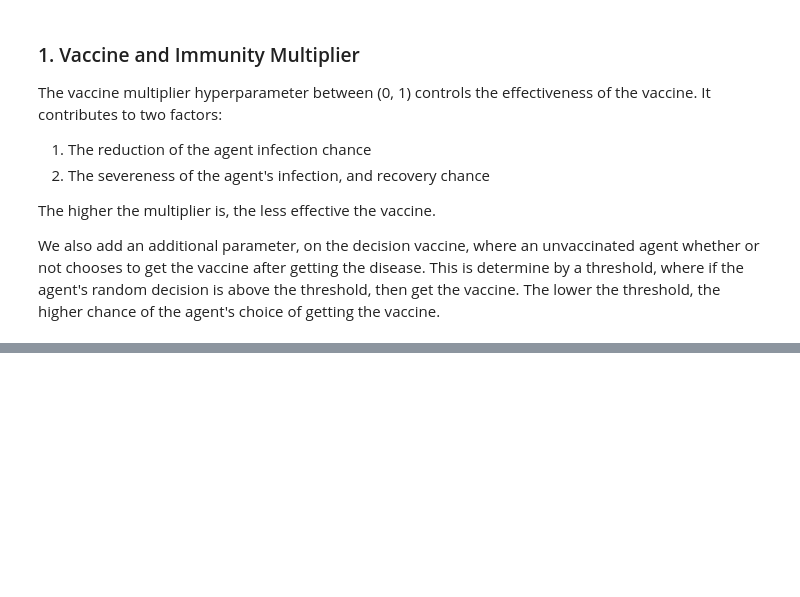
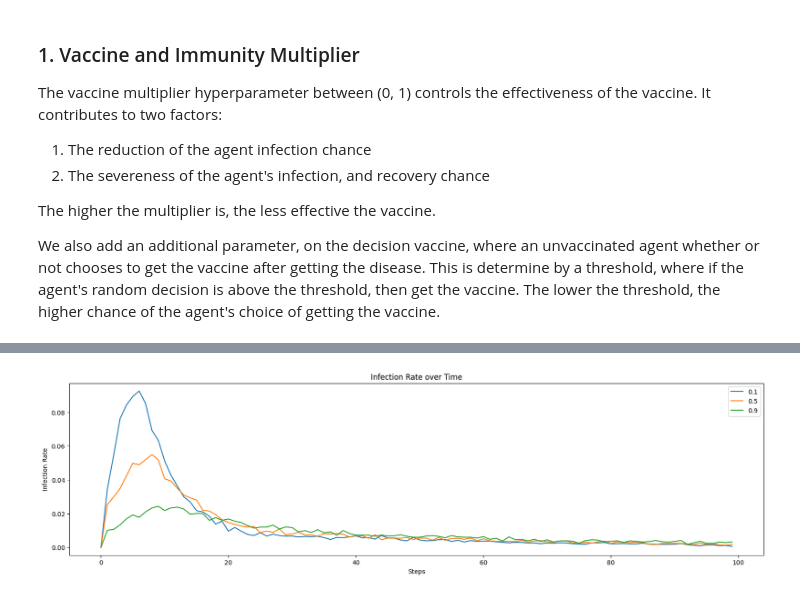
Before and after one commit to danieltobiastan97/diseasesABM, a Jupyter notebook: project.ipynb, the cells around one changed output, grey strips where cells are left out. Drawn from its saved outputs; the diff is of its cells as text; code cells hidden in the pictures; blank space fills up the shorter version.

```diff
--- a/project.ipynb
+++ b/project.ipynb
@@ -410,0 +525,10 @@ plt.show()
+# %%
+plt.figure(figsize=(20,5))
+plt.plot(inf_rate_avg.T)
+plt.legend(init_vacc_rate)
+plt.title('Infection Rate over Time')
+plt.xlabel('Steps')
+plt.ylabel('Infection Rate')
+plt.show()
+# %% [output]
+[figure, added]
```
Also changed, not shown: parts of 33 cells of this notebook.
